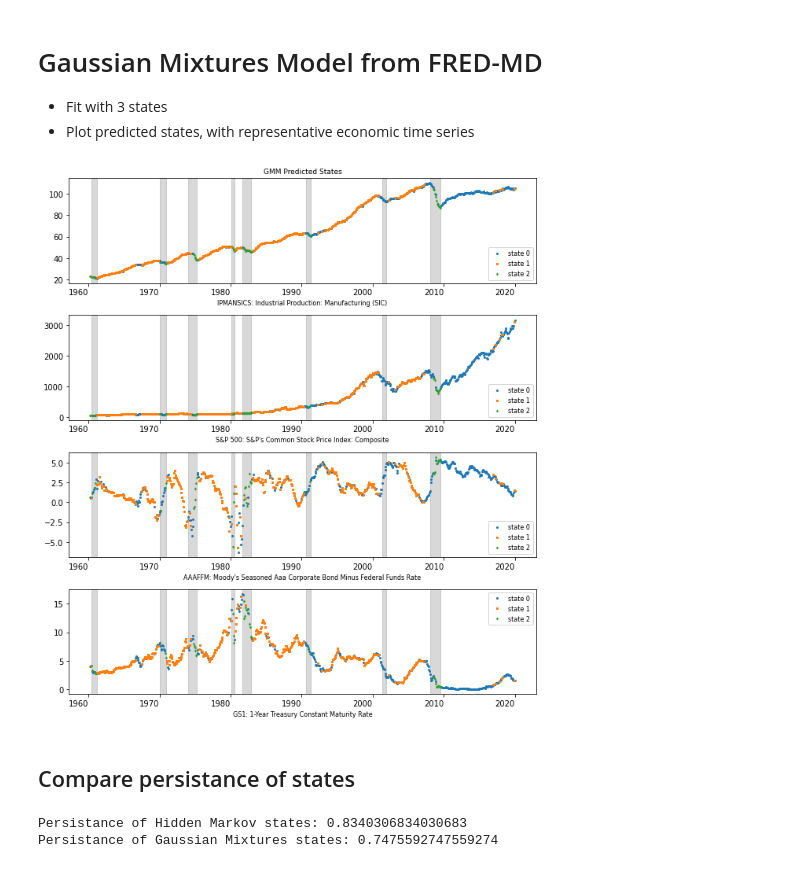
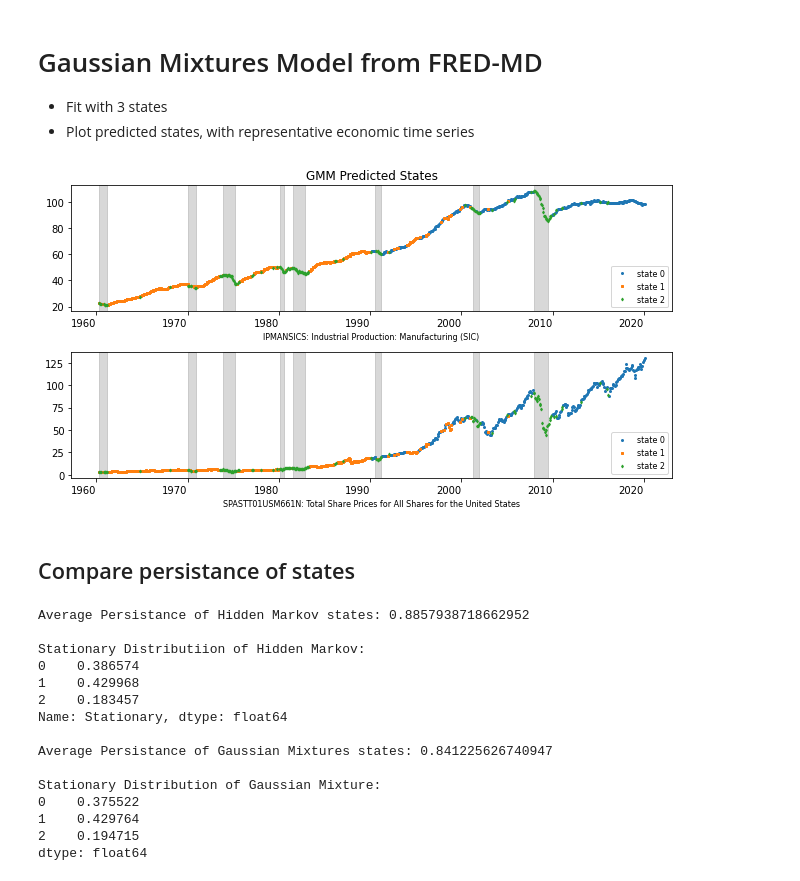
Before and after one commit to terence-lim/data-science-notebooks, a Jupyter notebook: economic_states.ipynb, the cells around one changed output. Drawn from its saved outputs; the diff is of its cells as text; code cells hidden in the pictures.

```diff
--- a/economic_states.ipynb
+++ b/economic_states.ipynb
@@ -125,0 +138,6 @@ with num_epochs=300 and batch_size=4
+# %%
+seq_len = 16
+train_exs = [mdata.iloc[i-(seq_len+1):i].values
+             for i in range(seq_len+1, len(mdata))]
+n_features = mdata.shape[1]
+train_exs[0].shape
@@ -311,18 +454,20 @@ ConvergenceMonitor(
 # %%
+# helper to plot predicted states
 def plot_states(modelname, labels, beg, end):
     n_components = len(np.unique(labels))
     markers = ["o", "s", "d", "X", "P", "8", "H", "*", "x", "+"][:n_components]
-    series_ids = ['IPMANSICS', 'S&P 500', 'AAAFFM', 'GS1']
-    df = mdf[series_ids].copy()
-    df.index = pd.DatetimeIndex(df.index.astype(str), freq='infer')
-    df = df[(df.index >= beg) & (df.index <= end)]
-    fig, axes = plt.subplots(nrows=4, ncols=1, figsize=(9,10), num=1, clear=True)
-    axes[0].set_title(f"{modelname} Predicted States", {'fontsize':9})
-    for s, ax in zip(series_ids, axes.ravel()):
+    series_ids = ['IPMANSICS', 'SPASTT01USM661N']
+    fig, axes = plt.subplots(len(series_ids),ncols=1,figsize=(9,5),num=1,clear=True)
+    axes[0].set_title(f"{modelname.upper()} Predicted States", {'fontsize':12})
+    for series_id, ax in zip(series_ids, axes.ravel()):
+        df = alf(series_id)
+        #print(df)
+        df.index = pd.DatetimeIndex(df.index.astype(str), freq='infer')
+        df = df[(df.index >= beg) & (df.index <= end)]
         for i, marker in zip(range(n_components), markers):
-            df.loc[labels==i, s].plot(ax=ax, style=marker, markersize=2,
-                                      color=f"C{i}", rot=0)
-            ax.set_xlabel(f"{s}: {alf.header(s)}", {'fontsize':8})
+            df.loc[labels==i].plot(ax=ax, style=marker, markersize=2,
+                                   color=f"C{i}", rot=0)
+            ax.set_xlabel(f"{series_id}: {alf.header(series_id)}", {'fontsize':8})
         for a,b in vspans:
             if (b > min(df.index)) & (a < max(df.index)):
                 ax.axvspan(max(a, min(df.index)), min(b, max(df.index)),
@@ -330,3 +475,6 @@ def plot_states(modelname, labels, beg, end):
         ax.legend([f"state {i}" for i in range(n_components)], fontsize=8)
     plt.tight_layout()
     plt.savefig(os.path.join(imgdir, f"{modelname.lower()}.jpg"))
+
+plot_states('hmm', pred.values.flatten(), min(pred.index), max(pred.index))
+plt.show()
@@ -345,18 +485,39 @@ plt.show()
 - Fit with 3 states
 - Plot predicted states, with representative economic time series
 # %%
-from sklearn.mixture import GaussianMixture
-gmm = GaussianMixture(n_components=3, covariance_type='full').fit(data)
-labels = gmm.predict(data)
-plot_states('GMM', labels, min(data.index), max(data.index))
+gmm = GaussianMixture(n_components=3, covariance_type='diag').fit(mdata)
+labels = gmm.predict(mdata)
+plot_states('GMM', labels, min(mdata.index), max(mdata.index))
 plt.show()
 # %% [output]
-[figure, old version]
+[figure, new version]
 # %% [markdown]
 ## Compare persistance of states
 # %%
-print("Persistance of Hidden Markov states:", np.mean(pred[:-1].values == pred[1:].values))
-print("Persistance of Gaussian Mixtures states:", np.mean(labels[:-1] == labels[1:]))
+print("Average Persistance of Hidden Markov states:",
+      np.mean(pred[:-1].values == pred[1:].values))
+print()
+print('Stationary Distributiion of Hidden Markov:')
+print(matrix.iloc[:,-1])
+print()
+print("Average Persistance of Gaussian Mixtures states:",
+      np.mean(labels[:-1] == labels[1:]))
+print()
+print('Stationary Distribution of Gaussian Mixture:')
+print(Series(labels).value_counts().sort_index()/len(labels))
 # %% [output]
-Persistance of Hidden Markov states: 0.8340306834030683
-Persistance of Gaussian Mixtures states: 0.7475592747559274
+Average Persistance of Hidden Markov states: 0.8857938718662952
+
+Stationary Distributiion of Hidden Markov:
+0    0.386574
+1    0.429968
+2    0.183457
+Name: Stationary, dtype: float64
+
+Average Persistance of Gaussian Mixtures states: 0.841225626740947
+
+Stationary Distribution of Gaussian Mixture:
+0    0.375522
+1    0.429764
+2    0.194715
+dtype: float64
```
Also changed, not shown: parts of 34 cells of this notebook, 4 other files.
